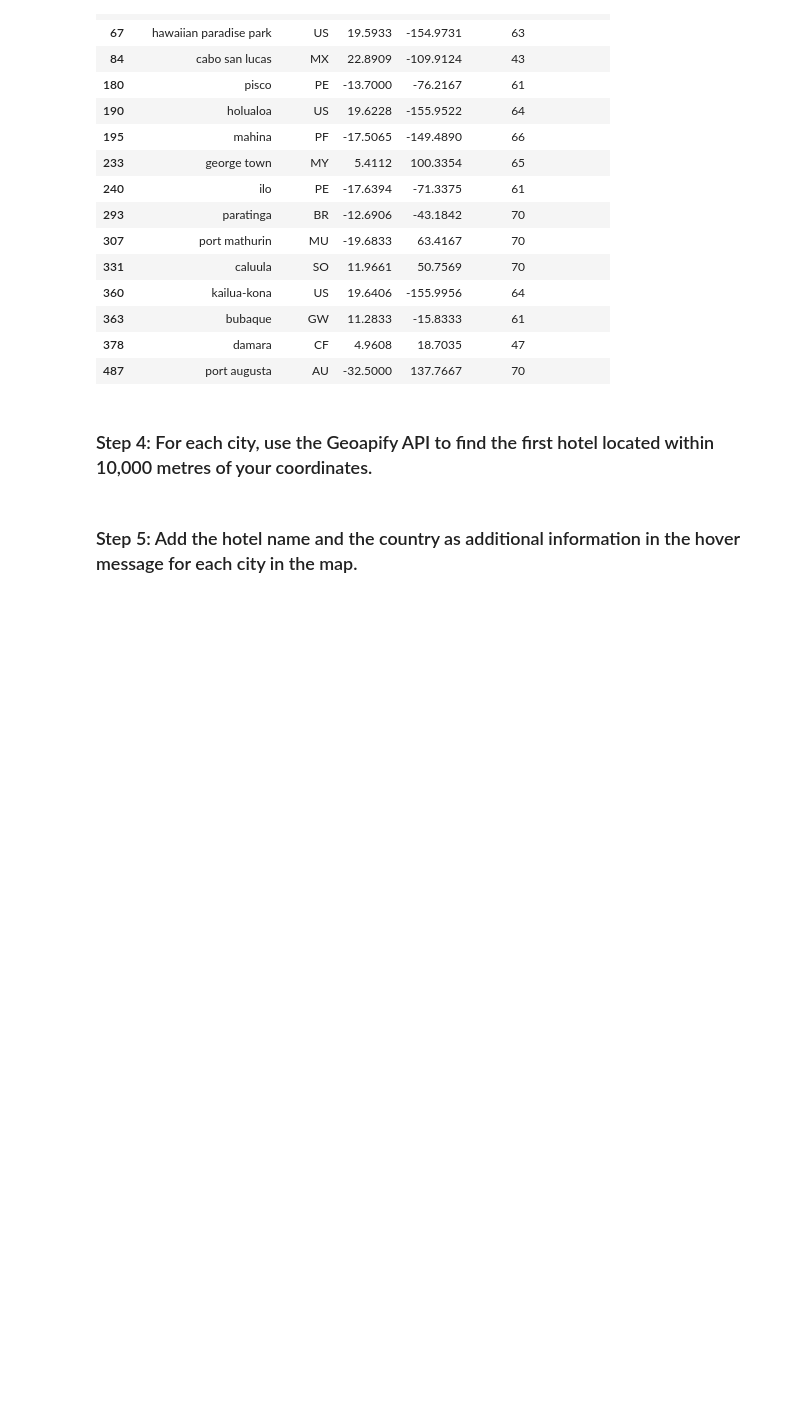
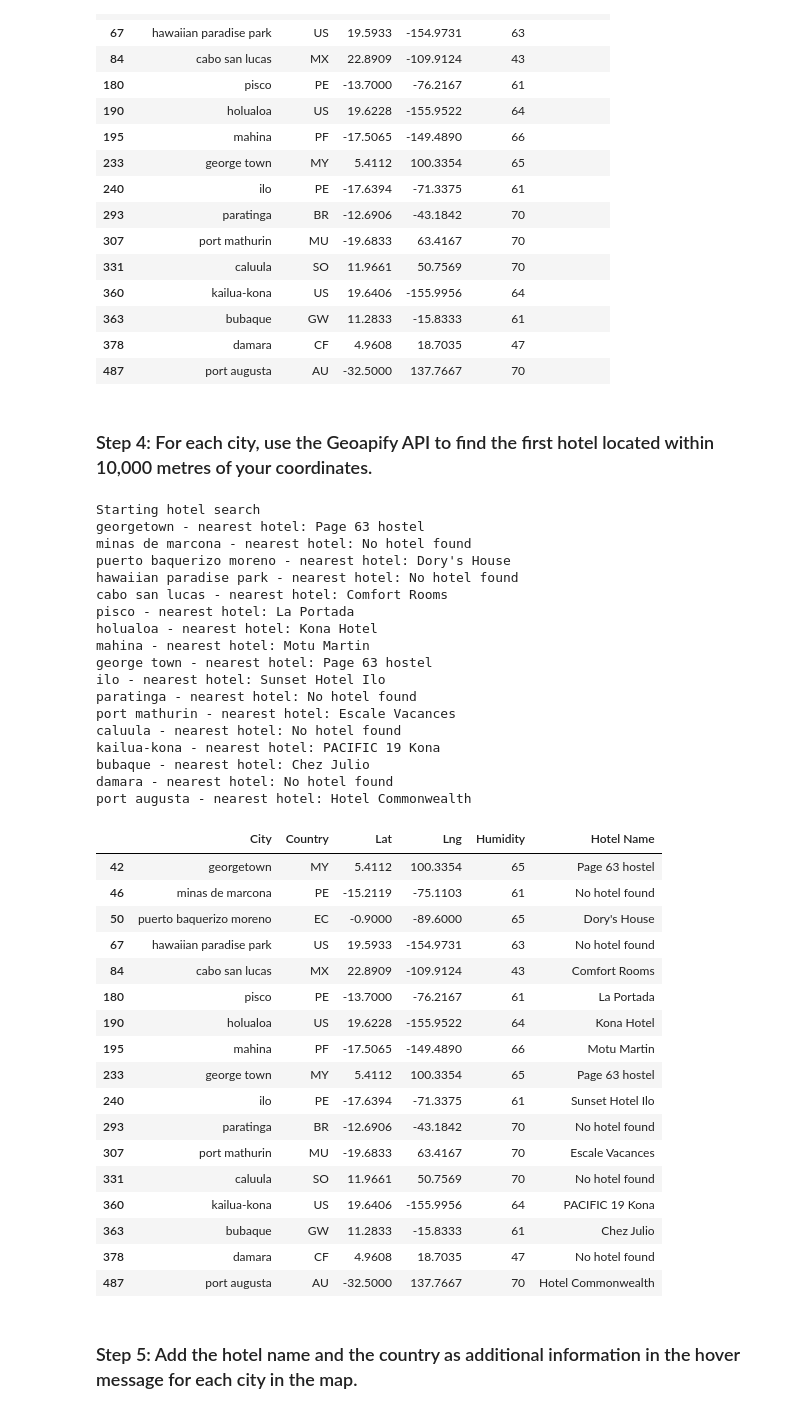
Before and after one commit to BookHaven12/python-api-challenge, a Jupyter notebook: WeatherPY/VacationPy.ipynb, the cells around one changed output. Drawn from its saved outputs; the diff is of its cells as text; code cells hidden in the pictures; blank space fills up the shorter version.

```diff
--- a/WeatherPY/VacationPy.ipynb
+++ b/WeatherPY/VacationPy.ipynb
@@ -139,43 +140,82 @@ hotel_df
 ### Step 4: For each city, use the Geoapify API to find the first hotel located within 10,000 metres of your coordinates.
 # %%
 # Set parameters to search for a hotel
-radius = # YOUR CODE HERE
+radius = 10000
 params = {
-    # YOUR CODE HERE
-}
+    "limit":1,
+    "apiKey":geoapify_key,
+    "categories":"accommodation.hotel"}
 
 # Print a message to follow up the hotel search
 print("Starting hotel search")
 
 # Iterate through the hotel_df DataFrame
 for index, row in hotel_df.iterrows():
     # get latitude, longitude from the DataFrame
-    # YOUR CODE HERE
+    lat = row["Lat"]
+    lng = row["Lng"]
 
     # Add the current city's latitude and longitude to the params dictionary
-    params["filter"] = # YOUR CODE HERE
-    params["bias"] = # YOUR CODE HERE
+    params["filter"] = f"circle:{lng},{lat},{radius}"
+    params["bias"] = f"proximity:{lng},{lat}"
 
     # Set base URL
     base_url = "https://api.geoapify.com/v2/places"
 
     # Make and API request using the params dictionary
-    name_address = # YOUR CODE HERE
+    name_address = requests.get(base_url, params=params)
 
     # Convert the API response to JSON format
-    name_address = # YOUR CODE HERE
+    name_address = name_address.json()
 
-    # Grab the first hotel from the results and store the name in the hotel_df DataFrame
+    #Grab the first hotel from the results and store the name in the hotel_df DataFrame
     try:
         hotel_df.loc[index, "Hotel Name"] = name_address["features"][0]["properties"]["name"]
     except (KeyError, IndexError):
         # If no hotel is found, set the hotel name as "No hotel found".
         hotel_df.loc[index, "Hotel Name"] = "No hotel found"
 
     # Log the search results
     print(f"{hotel_df.loc[index, 'City']} - nearest hotel: {hotel_df.loc[index, 'Hotel Name']}")
 
 # Display sample data
 hotel_df
+# %% [output]
+Starting hotel search
+georgetown - nearest hotel: Page 63 hostel
+minas de marcona - nearest hotel: No hotel found
+puerto baquerizo moreno - nearest hotel: Dory's House
+hawaiian paradise park - nearest hotel: No hotel found
+cabo san lucas - nearest hotel: Comfort Rooms
+pisco - nearest hotel: La Portada
+holualoa - nearest hotel: Kona Hotel
+mahina - nearest hotel: Motu Martin
+george town - nearest hotel: Page 63 hostel
+ilo - nearest hotel: Sunset Hotel Ilo
+paratinga - nearest hotel: No hotel found
+port mathurin - nearest hotel: Escale Vacances
+caluula - nearest hotel: No hotel found
+kailua-kona - nearest hotel: PACIFIC 19 Kona
+bubaque - nearest hotel: Chez Julio
+damara - nearest hotel: No hotel found
+port augusta - nearest hotel: Hotel Commonwealth
+|  | City | Country | Lat | Lng | Humidity | Hotel Name |
+| 42 | georgetown | MY | 5.4112 | 100.3354 | 65 | Page 63 hostel |
+| 46 | minas de marcona | PE | -15.2119 | -75.1103 | 61 | No hotel found |
+| 50 | puerto baquerizo moreno | EC | -0.9000 | -89.6000 | 65 | Dory's House |
+| 67 | hawaiian paradise park | US | 19.5933 | -154.9731 | 63 | No hotel found |
+| 84 | cabo san lucas | MX | 22.8909 | -109.9124 | 43 | Comfort Rooms |
+| 180 | pisco | PE | -13.7000 | -76.2167 | 61 | La Portada |
+| 190 | holualoa | US | 19.6228 | -155.9522 | 64 | Kona Hotel |
+| 195 | mahina | PF | -17.5065 | -149.4890 | 66 | Motu Martin |
+| 233 | george town | MY | 5.4112 | 100.3354 | 65 | Page 63 hostel |
+| 240 | ilo | PE | -17.6394 | -71.3375 | 61 | Sunset Hotel Ilo |
+| 293 | paratinga | BR | -12.6906 | -43.1842 | 70 | No hotel found |
+| 307 | port mathurin | MU | -19.6833 | 63.4167 | 70 | Escale Vacances |
+| 331 | caluula | SO | 11.9661 | 50.7569 | 70 | No hotel found |
+| 360 | kailua-kona | US | 19.6406 | -155.9956 | 64 | PACIFIC 19 Kona |
+| 363 | bubaque | GW | 11.2833 | -15.8333 | 61 | Chez Julio |
+| 378 | damara | CF | 4.9608 | 18.7035 | 47 | No hotel found |
+| 487 | port augusta | AU | -32.5000 | 137.7667 | 70 | Hotel Commonwealth |
 # %% [markdown]
 ### Step 5: Add the hotel name and the country as additional information in the hover message for each city in the map.
```
Also changed, not shown: parts of 3 cells of this notebook.
